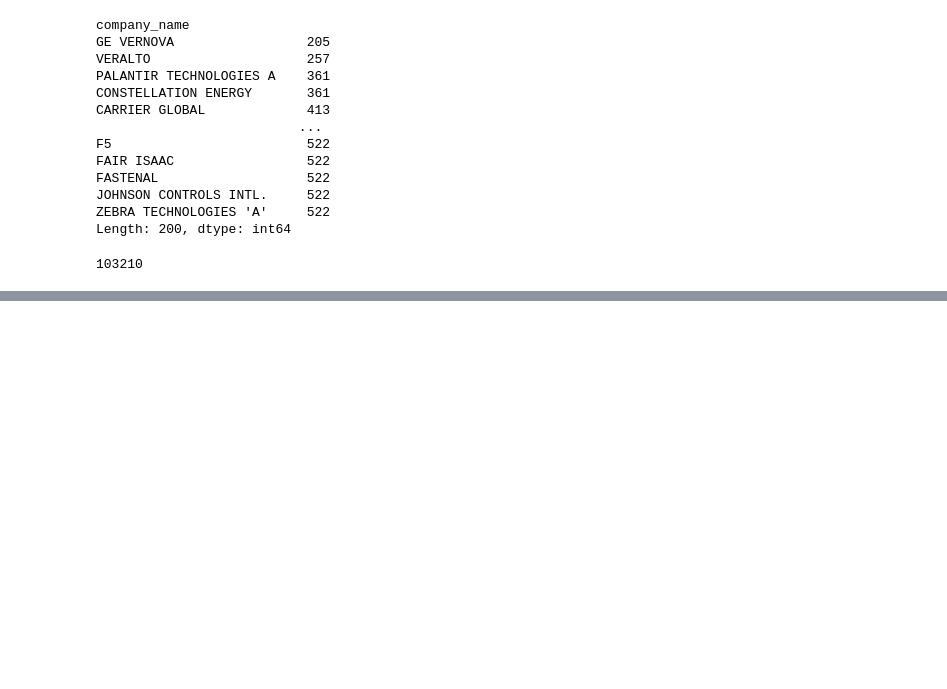
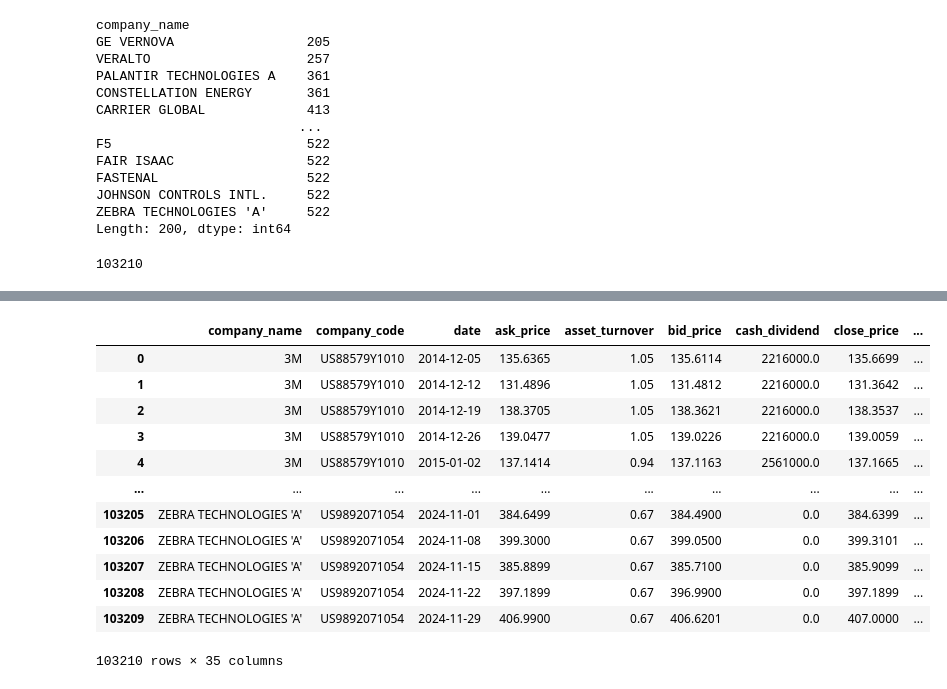
Before and after one commit to kaki1995/Project_Applying-AI-and-Large-Language-Models-in-Stock-Investment, a Jupyter notebook: Campus Challenge.ipynb, the cells around one changed output, grey strips where cells are left out. Saved outputs shown, nothing was run; the diff lists cells and outputs as text; code cells hidden in the pictures; blank space fills up the shorter version.

Commit message:
Handling missing data, data transformation and standardization

```diff
--- a/Campus Challenge.ipynb
+++ b/Campus Challenge.ipynb
@@ -397,0 +427,8 @@ df_long.groupby('company_name').size().sum() # Check the total obeservation numb
+# %%
+# Calculate the missing value percentage for each variable
+missing_percentage = df_mis.isna().mean()
+# Sort the percentages in descending order and round to 2 decimal places
+sorted_missing_percentage = missing_percentage.sort_values(ascending=False).round(2)
+
+# Print the sorted percentages
+print(sorted_missing_percentage)
@@ -397,0 +453,11 @@ df_long.groupby('company_name').size().sum() # Check the total obeservation numb
+# %%
+# Set a threshold for dropping variables (e.g., 30% missing)
+threshold = 0.3
+
+# Drop variables with missing percentage above the threshold
+columns_to_drop = missing_percentage[missing_percentage > threshold].index
+df_mis = df_mis.drop(columns=columns_to_drop)
+
+print(f"Dropped columns: {columns_to_drop.tolist()}")
+print("Remaining columns after dropping:")
+print(df_mis.columns)
@@ -397,0 +476,54 @@ df_long.groupby('company_name').size().sum() # Check the total obeservation numb
+# %%
+# Function to handle missing data
+def handle_missing_data(df_mis):
+    # List of variables (columns starting from the 4th column)
+    variable_columns = df_mis.columns[3:]
+
+    for var in variable_columns:
+        for company in df_mis['company_name'].unique():
+            # Filter data for the specific company
+            company_mask = df_mis['company_name'] == company
+            var_data = df_mis.loc[company_mask, var]
+
+            # Case 1: Entire column for the variable is missing for this company
+            if var_data.isna().all():
+                # Calculate the mean of the variable across other companies
+                mean_value = df_mis.loc[df_mis['company_name'] != company, var].mean()
+                df_mis.loc[company_mask, var] = mean_value
+
+            else:
+                # Case 2: Missing data at the beginning
+                if var_data.isna().iloc[0]:
+                    df_mis.loc[company_mask, var] = var_data.bfill()
+
+                # Case 3: Missing data at the end
+                if var_data.isna().iloc[-1]:
+                    df_mis.loc[company_mask, var] = var_data.ffill()
+
+                # Case 4: Missing data in between (including jumps)
+                if var_data.isna().sum() > 0:
+                    # Interpolate and assign to the correct company and variable
+                    interpolated_values = var_data.interpolate()
+                    df_mis.loc[company_mask, var] = interpolated_values
+
+    return df_mis
+
+# Apply the function to your dataset
+df_filled = handle_missing_data(df_mis)
+
+# View the result
+df_filled
+# %% [output]
+|  | company_name | company_code | date | ask_price | asset_turnover | bid_price | cash_dividend | close_price | ... |
+| 0 | 3M | US88579Y1010 | 2014-12-05 | 135.6365 | 1.05 | 135.6114 | 2216000.0 | 135.6699 | ... |
+| 1 | 3M | US88579Y1010 | 2014-12-12 | 131.4896 | 1.05 | 131.4812 | 2216000.0 | 131.3642 | ... |
+| 2 | 3M | US88579Y1010 | 2014-12-19 | 138.3705 | 1.05 | 138.3621 | 2216000.0 | 138.3537 | ... |
+| 3 | 3M | US88579Y1010 | 2014-12-26 | 139.0477 | 1.05 | 139.0226 | 2216000.0 | 139.0059 | ... |
+| 4 | 3M | US88579Y1010 | 2015-01-02 | 137.1414 | 0.94 | 137.1163 | 2561000.0 | 137.1665 | ... |
+| ... | ... | ... | ... | ... | ... | ... | ... | ... | ... |
+| 103205 | ZEBRA TECHNOLOGIES 'A' | US9892071054 | 2024-11-01 | 384.6499 | 0.67 | 384.4900 | 0.0 | 384.6399 | ... |
+| 103206 | ZEBRA TECHNOLOGIES 'A' | US9892071054 | 2024-11-08 | 399.3000 | 0.67 | 399.0500 | 0.0 | 399.3101 | ... |
+| 103207 | ZEBRA TECHNOLOGIES 'A' | US9892071054 | 2024-11-15 | 385.8899 | 0.67 | 385.7100 | 0.0 | 385.9099 | ... |
+| 103208 | ZEBRA TECHNOLOGIES 'A' | US9892071054 | 2024-11-22 | 397.1899 | 0.67 | 396.9900 | 0.0 | 397.1899 | ... |
+| 103209 | ZEBRA TECHNOLOGIES 'A' | US9892071054 | 2024-11-29 | 406.9900 | 0.67 | 406.6201 | 0.0 | 407.0000 | ... |
+103210 rows × 35 columns
```
Also changed, not shown: parts of 26 cells of this notebook, 1 other file.
